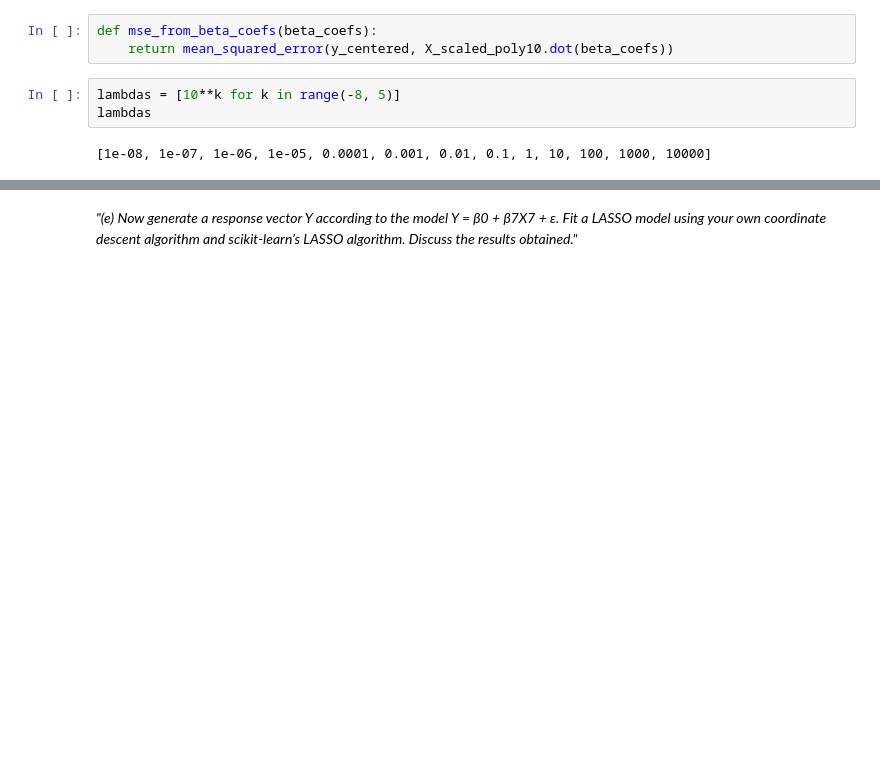
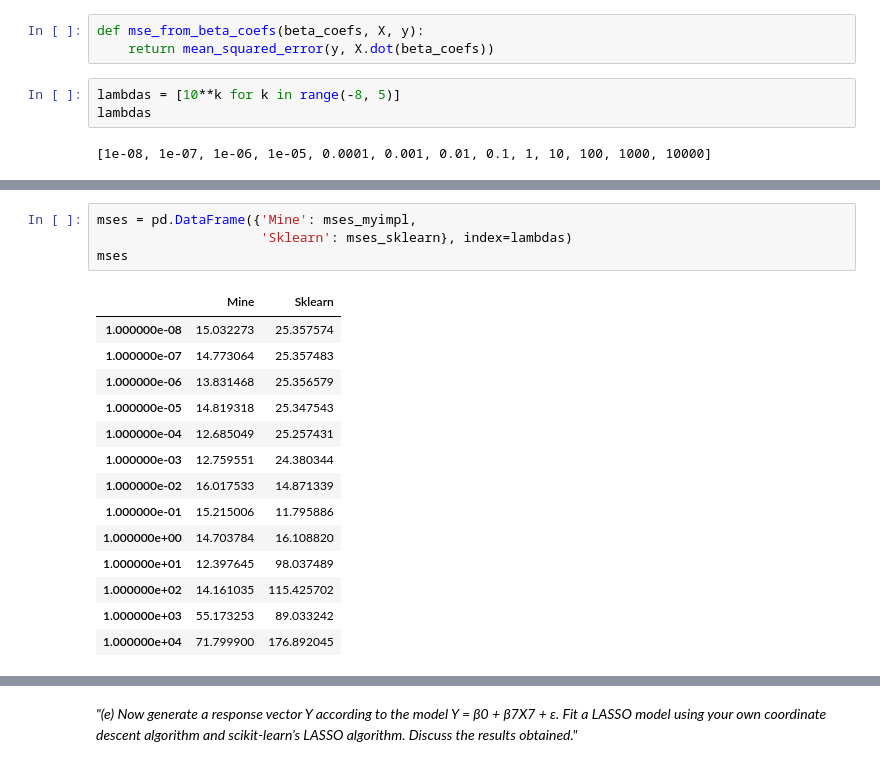
Before and after one commit to aenfield/Data558, a Jupyter notebook: Week05/EnfieldAndrew-HW5.ipynb, the cells around one changed output, grey strips where cells are left out. Saved outputs shown, nothing was run; the diff lists cells and outputs as text; blank space fills up the shorter version.

```diff
--- a/Week05/EnfieldAndrew-HW5.ipynb
+++ b/Week05/EnfieldAndrew-HW5.ipynb
@@ -234,6 +241,6 @@ array([  1.10616632e+01,  -4.47876250e+00,   1.85917711e+00,
 # %%
-def mse_from_beta_coefs(beta_coefs):
-    return mean_squared_error(y_centered, X_scaled_poly10.dot(beta_coefs))
+def mse_from_beta_coefs(beta_coefs, X, y):
+    return mean_squared_error(y, X.dot(beta_coefs))
 # %%
 lambdas = [10**k for k in range(-8, 5)]
 lambdas
@@ -329,0 +295,19 @@ mse(betas_rand[-1, :])
+# %%
+mses = pd.DataFrame({'Mine': mses_myimpl,
+                     'Sklearn': mses_sklearn}, index=lambdas)
+mses
+# %% [output]
+|  | Mine | Sklearn |
+| 1.000000e-08 | 15.032273 | 25.357574 |
+| 1.000000e-07 | 14.773064 | 25.357483 |
+| 1.000000e-06 | 13.831468 | 25.356579 |
+| 1.000000e-05 | 14.819318 | 25.347543 |
+| 1.000000e-04 | 12.685049 | 25.257431 |
+| 1.000000e-03 | 12.759551 | 24.380344 |
+| 1.000000e-02 | 16.017533 | 14.871339 |
+| 1.000000e-01 | 15.215006 | 11.795886 |
+| 1.000000e+00 | 14.703784 | 16.108820 |
+| 1.000000e+01 | 12.397645 | 98.037489 |
+| 1.000000e+02 | 14.161035 | 115.425702 |
+| 1.000000e+03 | 55.173253 | 89.033242 |
+| 1.000000e+04 | 71.799900 | 176.892045 |
```
Also changed, not shown: parts of 23 cells of this notebook.
